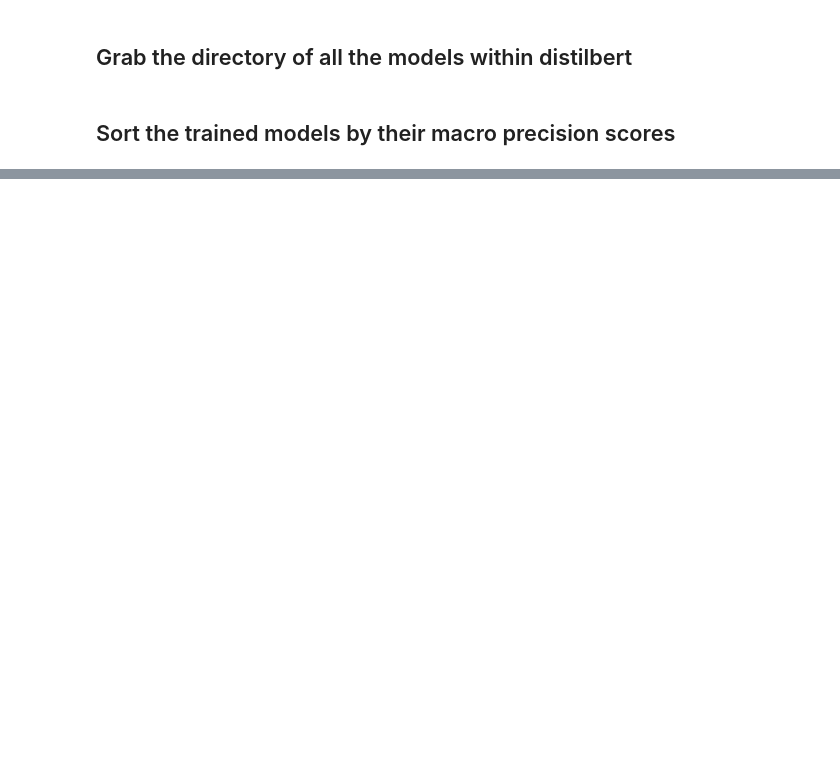
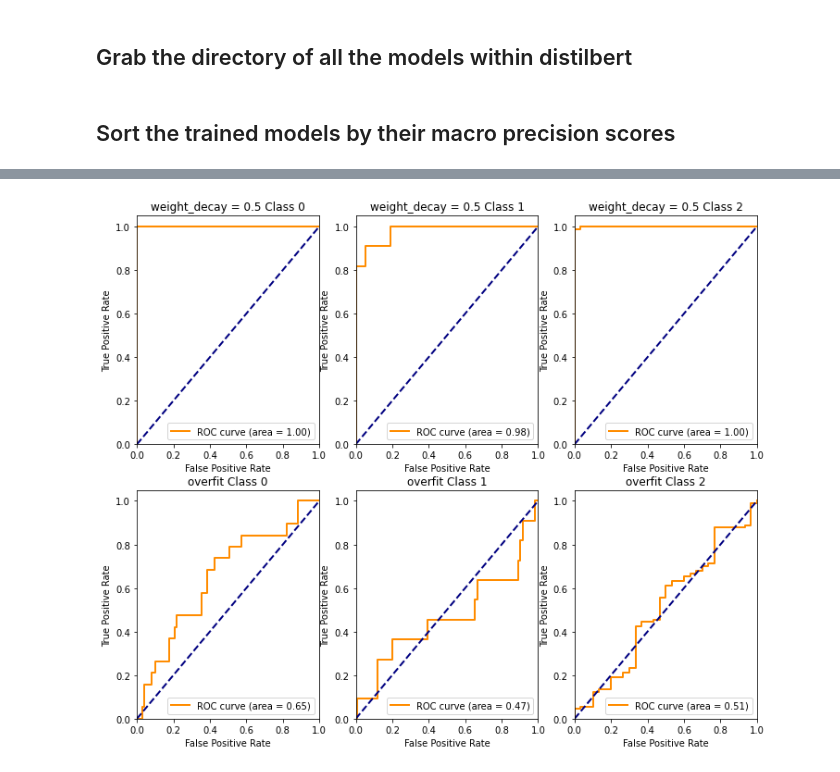
Before and after one commit to MaxOng94/Sentiment-analysis-comparison, a Jupyter notebook: training/Transformer training.ipynb, the cells around one changed output, grey strips where cells are left out. Drawn from its saved outputs; the diff is of its cells as text; code cells hidden in the pictures; blank space fills up the shorter version.

Commit message:
Update Transformer Training.ipynb
Changed out python list for numpy arrays. Added in roc_auc plots for each of the classes

```diff
--- a/training/Transformer training.ipynb
+++ b/training/Transformer training.ipynb
@@ -378,8 +391,9 @@ model.save_pretrained("../models/distilbert/adjust_weights_weight_decay=0.5")
 def get_prediction(model= model,
                   test_loader= val_loader):
 
-    prediction = []
-    true = []
+    prediction = np.array([])
+    true = np.array([])
+    probability = np.array([])
     for step, val_batch in enumerate(test_loader):
 
         val_batch["input_ids"].to(device)
@@ -397,13 +411,17 @@ def get_prediction(model= model,
             # get logist from model output
             logits = outputs["logits"]
 
+            #s
+            class_proba = softmax(logits,dim = 1)
             predicted_labels = torch.argmax(logits, dim = 1)
 
-            prediction.extend(predicted_labels.cpu().numpy())
-            true.extend(val_batch["labels"])
+            probability = np.append(probability, class_proba.cpu().numpy())
+
+            prediction = np.append(prediction,predicted_labels.cpu().numpy())
+            true= np.append(true,val_batch["labels"])
 
         #print(predicted_labels.cpu().numpy())
-    return prediction, true
+    return true, prediction,probability
 # %%
 def get_classification_report(model = model,
                               test_loader =val_loader):
@@ -559,0 +648,43 @@ Text(0.5, 1.0, 'weight_decay=0.5')
+# %%
+fig,ax=plt.subplots(2,3,figsize = (12,10))
+plot_roc(row = 0, col = 0,
+         data_class = 0,
+         model= DistilBertForSequenceClassification.from_pretrained("../models/distilbert/weight_decay=0.5"),
+         test_loader = val_loader,
+         n_classes = 3,
+        model_name = "weight_decay = 0.5")
+plot_roc(row = 0, col = 1,
+         data_class = 1,
+         model= DistilBertForSequenceClassification.from_pretrained("../models/distilbert/weight_decay=0.5"),
+         test_loader = val_loader,
+         n_classes = 3,
+        model_name = "weight_decay = 0.5")
+plot_roc(row = 0, col = 2,
+         data_class = 2,
+         model= DistilBertForSequenceClassification.from_pretrained("../models/distilbert/weight_decay=0.5"),
+         test_loader = val_loader,
+         n_classes = 3,
+        model_name = "weight_decay = 0.5")
+
+plot_roc(row = 1, col = 0,
+         data_class = 0,
+         model = DistilBertForSequenceClassification.from_pretrained("../models/distilbert/model_config"),
+         test_loader = val_loader,
+         n_classes = 3,
+         model_name = "overfit")
+
+plot_roc(row = 1, col = 1,
+         data_class = 1,
+         model= DistilBertForSequenceClassification.from_pretrained("../models/distilbert/model_config"),
+         test_loader = val_loader,
+         n_classes = 3,
+         model_name = "overfit")
+
+plot_roc(row = 1, col = 2,
+         data_class = 2,
+         model= DistilBertForSequenceClassification.from_pretrained("../models/distilbert/model_config"),
+         test_loader = val_loader,
+         n_classes = 3,
+         model_name = "overfit")
+# %% [output]
+[figure, added]
```
Also changed, not shown: parts of 24 cells of this notebook.
